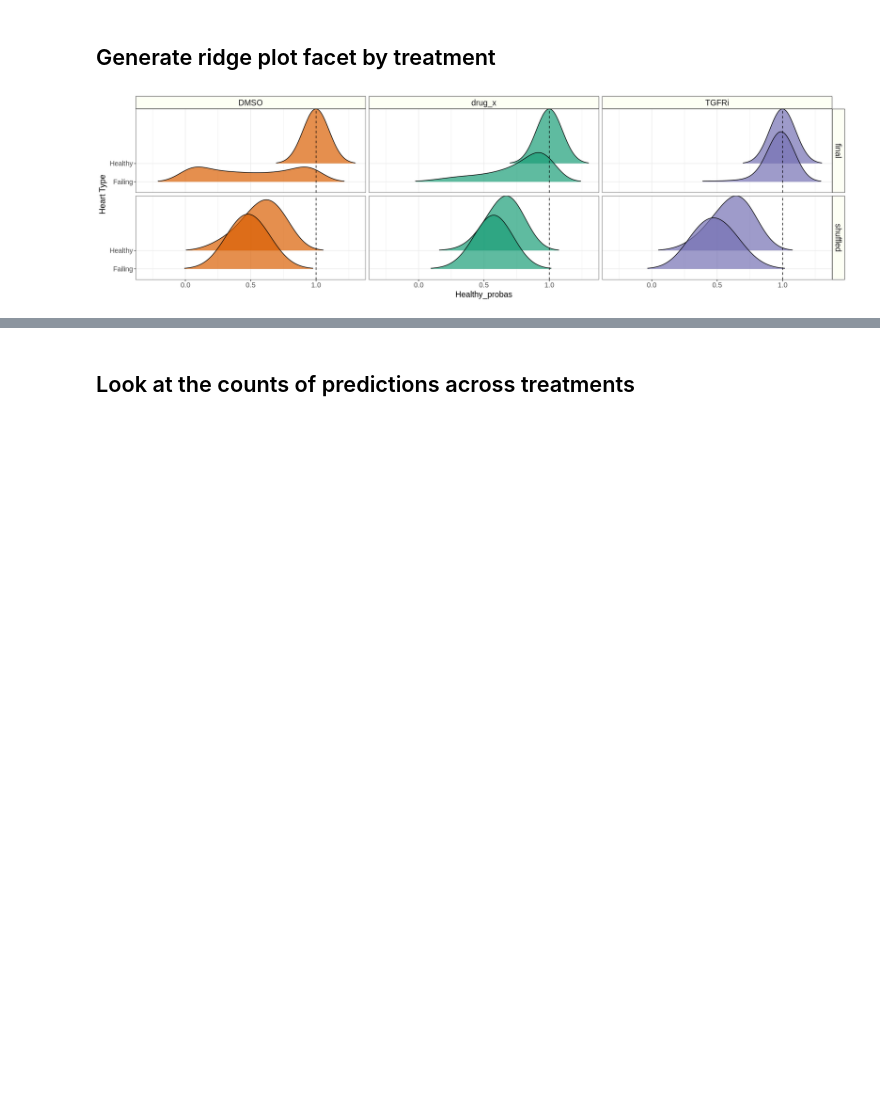
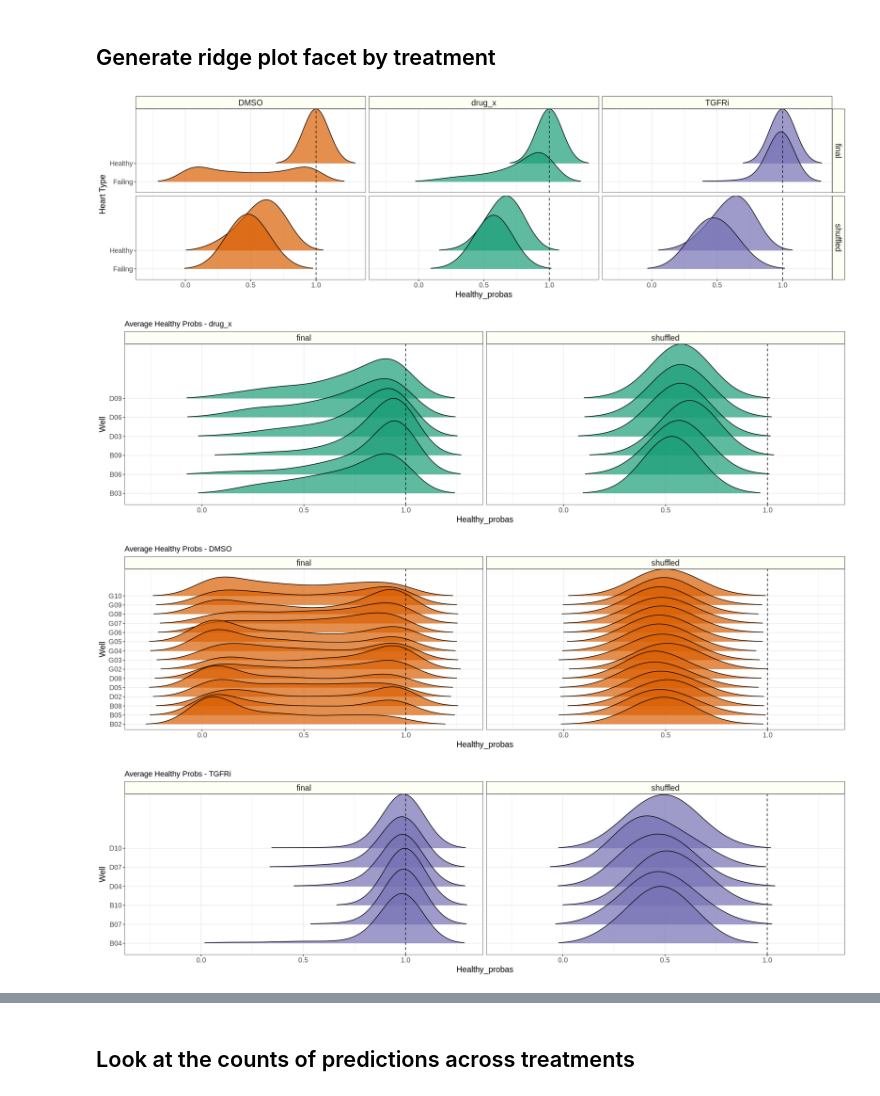
Before and after one commit to WayScience/cellpainting_predicts_cardiac_fibrosis, a Jupyter notebook: 5.machine_learning/4.vis_generalizability.ipynb, the cells around one changed output, grey strips where cells are left out. Saved outputs shown, nothing was run; the diff lists cells and outputs as text; code cells hidden in the pictures; blank space fills up the shorter version.

```diff
--- a/5.machine_learning/4.vis_generalizability.ipynb
+++ b/5.machine_learning/4.vis_generalizability.ipynb
@@ -107,3 +107,69 @@ ggsave("./figures/healthy_prob_ridge_plot_plate_3.png", ridge_plot_healthy, heig
 ridge_plot_healthy
 # %% [output]
 [figure]
+# %%
+# Function to create a color palette based on treatments
+create_color_palette <- function(treatments) {
+  colors <- c(
+    "drug_x" = brewer.pal(3, "Dark2")[1],
+    "DMSO" = brewer.pal(3, "Dark2")[2],
+    "TGFRi" = brewer.pal(3, "Dark2")[3]
+  )
+  return(colors[treatments])
+}
+
+# Filter rows for each treatment
+drug_x_wells <- combined_probabilities_df[combined_probabilities_df$Metadata_treatment == "drug_x", ]
+DMSO_wells <- combined_probabilities_df[combined_probabilities_df$Metadata_treatment == "DMSO", ]
+TGFRi_wells <- combined_probabilities_df[combined_probabilities_df$Metadata_treatment == "TGFRi", ]
+
+create_ridge_plot <- function(data, treatment) {
+  # Filter rows where Metadata_cell_type is "Failing"
+  failing_wells <- data[data$Metadata_cell_type == "Failing", ]
+
+  # Create a color palette based on the treatment
+  colors <- create_color_palette(rep(treatment, nrow(failing_wells)))
+
+  # Ridge plot for average healthy probabilities across wells within each treatment
+  ridge_plot <- ggplot(failing_wells, aes(x = Healthy_probas, y = Metadata_Well)) +
+    geom_density_ridges(aes(fill = Metadata_treatment), alpha = 0.7, scale = 3, rel_min_height = 0.01, bandwidth = 0.1) +  # Change here
+    scale_fill_manual(values = colors) +
+    geom_vline(xintercept = 1, linetype = "dashed", color = "black") +
+    scale_x_continuous(breaks = seq(0, 1, 0.5)) +
+    facet_grid(~model_type, scales = "free_y") +
+    labs(y = "Well") +
+    ggtitle(paste("Average Healthy Probs -", treatment)) +
+
+    theme_bw() +
+    theme(legend.position = "none",
+          axis.text = element_text(size = 12),
+          axis.text.x = element_text(size = 12),
+          axis.title = element_text(size = 14),
+          strip.text = element_text(size = 14),
+          strip.background = element_rect(
+            colour = "black",
+            fill = "#fdfff4"
+          )
+    )
+
+  return(ridge_plot)
+}
+
+
+# Create ridge plots for each treatment
+ridge_plot_drug_x <- create_ridge_plot(drug_x_wells, "drug_x")
+ridge_plot_DMSO <- create_ridge_plot(DMSO_wells, "DMSO")
+ridge_plot_TGFRi <- create_ridge_plot(TGFRi_wells, "TGFRi")
+
+# Save figures
+ggsave("./figures/drug_x_healthy_prob_ridge_plot.png", ridge_plot_drug_x, height = 8, width = 12, dpi = 500)
+ggsave("./figures/DMSO_healthy_prob_ridge_plot.png", ridge_plot_DMSO, height = 8, width = 12, dpi = 500)
+ggsave("./figures/TGFRi_healthy_prob_ridge_plot.png", ridge_plot_TGFRi, height = 8, width = 12, dpi = 500)
+
+ridge_plot_drug_x
+ridge_plot_DMSO
+ridge_plot_TGFRi
+# %% [output]
+[figure, added]
+[figure, added]
+[figure, added]
```
Also changed, not shown: parts of 2 cells of this notebook, 30 other files.
